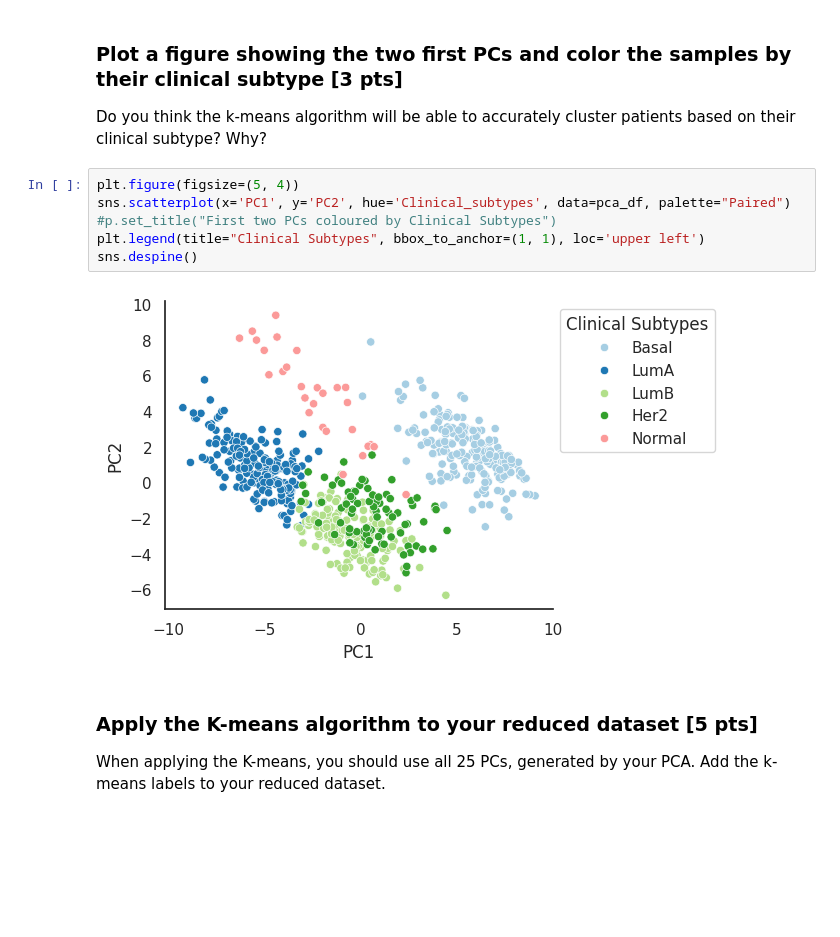
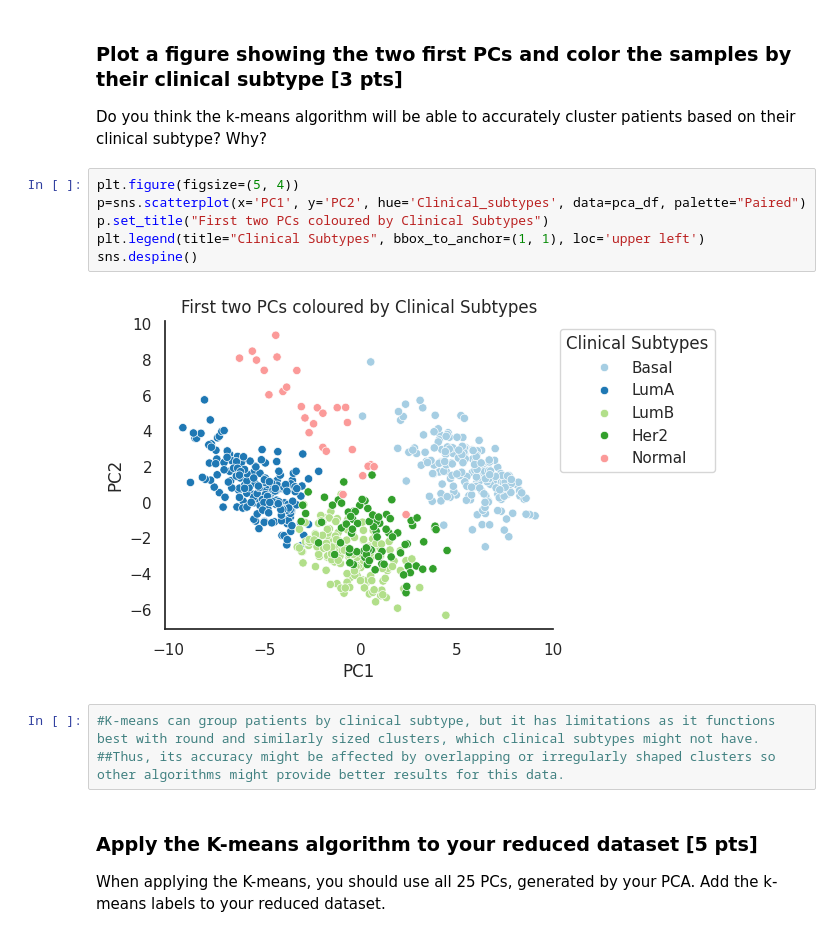
Before and after one commit to eteszner/BIM6065D_2024, a Jupyter notebook: notebook/exercices_good_practices.ipynb, the cells around one changed output. Drawn from its saved outputs; the diff is of its cells as text; blank space fills up the shorter version.

```diff
--- a/notebook/exercices_good_practices.ipynb
+++ b/notebook/exercices_good_practices.ipynb
@@ -283,12 +291,15 @@ data_reduce.head()
 Do you think the k-means algorithm will be able to accurately cluster patients based on their clinical subtype? Why?
 # %%
 plt.figure(figsize=(5, 4))
-sns.scatterplot(x='PC1', y='PC2', hue='Clinical_subtypes', data=pca_df, palette="Paired")
-#p.set_title("First two PCs coloured by Clinical Subtypes")
+p=sns.scatterplot(x='PC1', y='PC2', hue='Clinical_subtypes', data=pca_df, palette="Paired")
+p.set_title("First two PCs coloured by Clinical Subtypes")
 plt.legend(title="Clinical Subtypes", bbox_to_anchor=(1, 1), loc='upper left')
 sns.despine()
 # %% [output]
-[figure, old version]
+[figure, new version]
+# %%
+#K-means can group patients by clinical subtype, but it has limitations as it functions best with round and similarly sized clusters, which clinical subtypes might not have.
+##Thus, its accuracy might be affected by overlapping or irregularly shaped clusters so other algorithms might provide better results for this data.
 # %% [markdown]
 ### Apply the K-means algorithm to your reduced dataset [5 pts]
 When applying the K-means, you should use all 25 PCs, generated by your PCA. Add the k-means labels to your reduced dataset.
```
Also changed, not shown: parts of 17 cells of this notebook, 2 other files.
